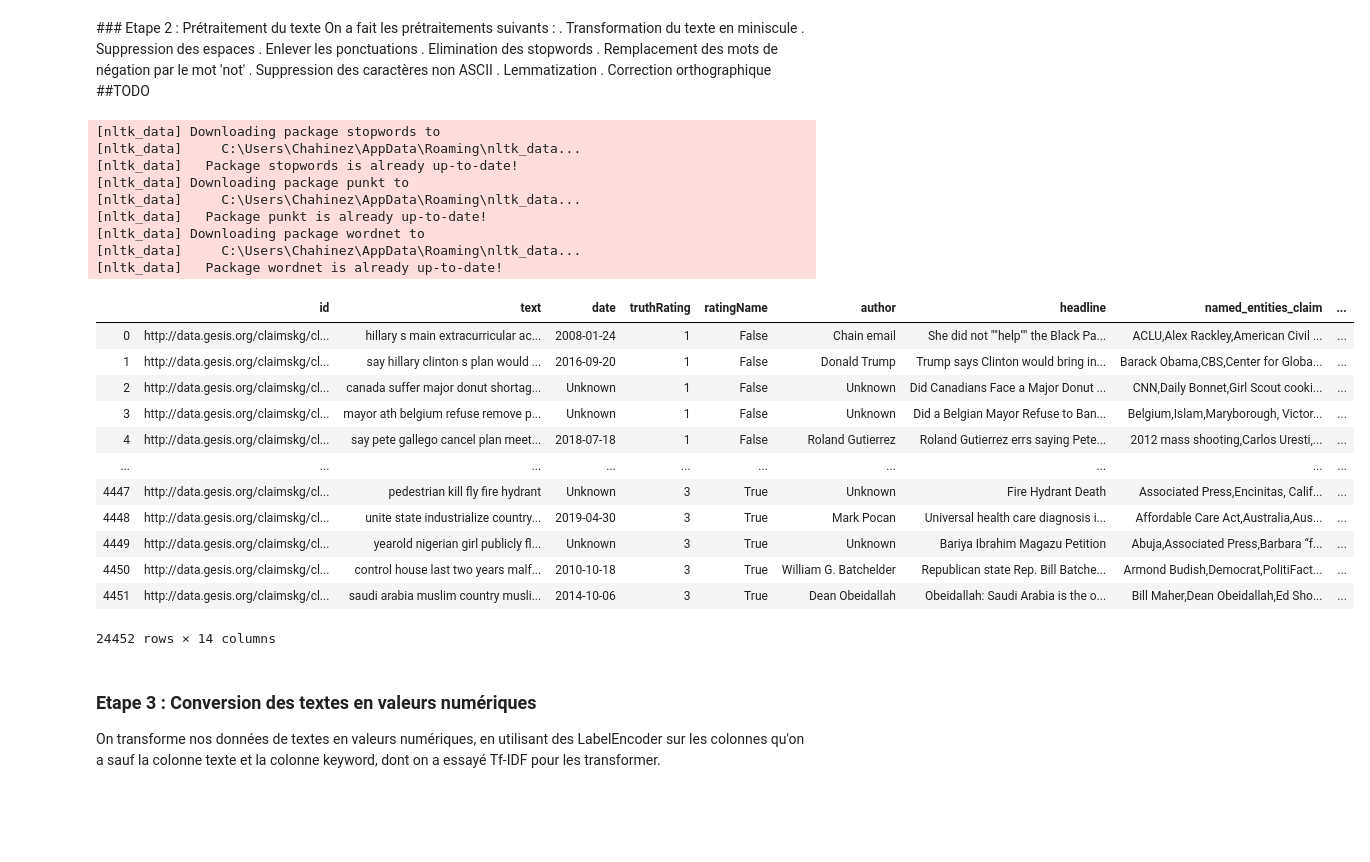
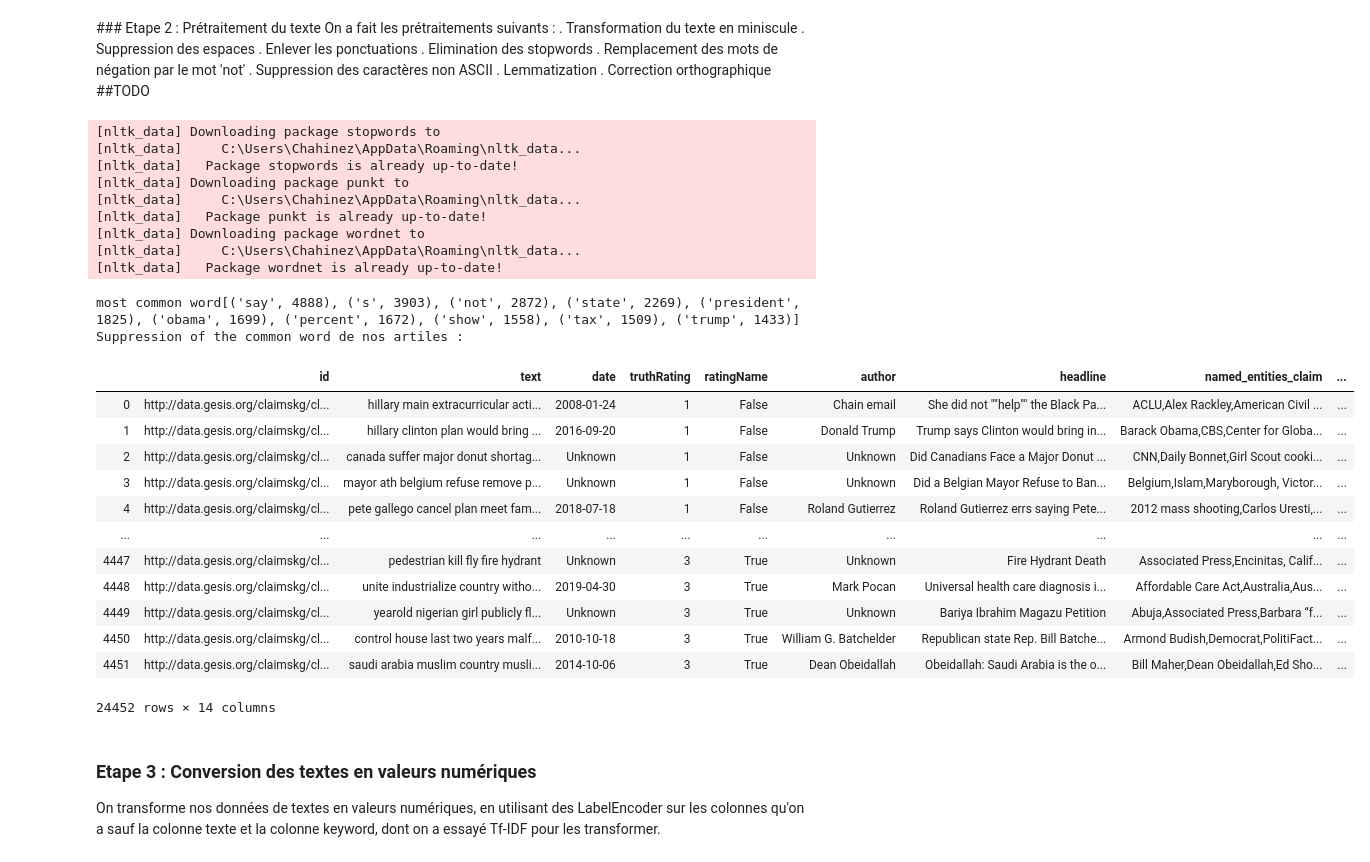
Before and after one commit to AmineOzil/FactChecking, a Jupyter notebook: amine.ipynb, the cells around one changed output. Saved outputs shown, nothing was run; the diff lists cells and outputs as text; code cells hidden in the pictures; blank space fills up the shorter version.

Commit message:
suppression des common word

```diff
--- a/amine.ipynb
+++ b/amine.ipynb
@@ -66,6 +66,8 @@ from nltk.corpus import stopwords
 import unicodedata
 nltk.download('wordnet')
 from nltk.stem import WordNetLemmatizer
+from nltk.stem import PorterStemmer
+from nltk.tokenize import word_tokenize
 
 
 #La j'ai mis que la colonne text en lower mais je crois qu'on devra tous les mettre par la suite
@@ -131,45 +133,67 @@ df['text']=text_without_ascii
 lemmatizer = WordNetLemmatizer()
 text_lemmatizer=[] # pour y mettre notre résultat
 a= df['text'] #Extraire toutes les entrées de la colonne text deja traiter pour faire la suite
 tk=TweetTokenizer()
 for ligne in a.iteritems(): #On parcourt toutes les lignes
     wordList = re.sub("[^\w]", " ",  ligne[1]).split() # on parcourt tout les mot de la ligne
     newList=[]
     for word in wordList:
         if not(word.isdigit()): # si c'est  mot et non un nombre
             newList.append(lemmatizer.lemmatize(word, pos = 'v')) #lemmatisation
     splitor=" " #séparateur de mots
     concatinated = splitor.join(newList)
     text_lemmatizer.append(concatinated)
 
 df['text']=text_lemmatizer
 df
 
+#Correction orthographique:
+#from textblob import TextBlob ceci ne marche pas encore une installation est requise
+#df['text'][:5].apply(lambda x: str(TextBlob(x).correct()))
+
+#suppression des common word:
+from collections import Counter
+word_counter  = Counter()
+for sentence in df["text"].values:
+    for word in sentence.split():
+        word_counter[word] += 1
+most = word_counter.most_common(10)
+print("most common word"+str(most))
+print("Suppression of the common word de nos artiles : ")
+most_word = set([w for (w, wc) in most])
+def delmost_word(sentence):
+    return " ".join([word for word in str(sentence).split() if word not in most_word])
+df["text"] = df["text"].apply(delmost_word)
+df["text"].head()
+
+df
 
 #Fin des prétraitement.
 # %% [output]
 [nltk_data] Downloading package stopwords to
 [nltk_data]     C:\Users\Chahinez\AppData\Roaming\nltk_data...
 [nltk_data]   Package stopwords is already up-to-date!
 [nltk_data] Downloading package punkt to
 [nltk_data]     C:\Users\Chahinez\AppData\Roaming\nltk_data...
 [nltk_data]   Package punkt is already up-to-date!
 [nltk_data] Downloading package wordnet to
 [nltk_data]     C:\Users\Chahinez\AppData\Roaming\nltk_data...
 [nltk_data]   Package wordnet is already up-to-date!
+most common word[('say', 4888), ('s', 3903), ('not', 2872), ('state', 2269), ('president', 1825), ('obama', 1699), ('percent', 1672), ('show', 1558), ('tax', 1509), ('trump', 1433)]
+Suppression of the common word de nos artiles :
 |  | id | text | date | truthRating | ratingName | author | headline | named_entities_claim | ... |
-| 0 | http://data.gesis.org/claimskg/cl... | hillary s main extracurricular ac... | 2008-01-24 | 1 | False | Chain email | She did not ""help"" the Black Pa... | ACLU,Alex Rackley,American Civil ... | ... |
-| 1 | http://data.gesis.org/claimskg/cl... | say hillary clinton s plan would ... | 2016-09-20 | 1 | False | Donald Trump | Trump says Clinton would bring in... | Barack Obama,CBS,Center for Globa... | ... |
+| 0 | http://data.gesis.org/claimskg/cl... | hillary main extracurricular acti... | 2008-01-24 | 1 | False | Chain email | She did not ""help"" the Black Pa... | ACLU,Alex Rackley,American Civil ... | ... |
+| 1 | http://data.gesis.org/claimskg/cl... | hillary clinton plan would bring ... | 2016-09-20 | 1 | False | Donald Trump | Trump says Clinton would bring in... | Barack Obama,CBS,Center for Globa... | ... |
 | 2 | http://data.gesis.org/claimskg/cl... | canada suffer major donut shortag... | Unknown | 1 | False | Unknown | Did Canadians Face a Major Donut ... | CNN,Daily Bonnet,Girl Scout cooki... | ... |
 | 3 | http://data.gesis.org/claimskg/cl... | mayor ath belgium refuse remove p... | Unknown | 1 | False | Unknown | Did a Belgian Mayor Refuse to Ban... | Belgium,Islam,Maryborough, Victor... | ... |
-| 4 | http://data.gesis.org/claimskg/cl... | say pete gallego cancel plan meet... | 2018-07-18 | 1 | False | Roland Gutierrez | Roland Gutierrez errs saying Pete... | 2012 mass shooting,Carlos Uresti,... | ... |
+| 4 | http://data.gesis.org/claimskg/cl... | pete gallego cancel plan meet fam... | 2018-07-18 | 1 | False | Roland Gutierrez | Roland Gutierrez errs saying Pete... | 2012 mass shooting,Carlos Uresti,... | ... |
 | ... | ... | ... | ... | ... | ... | ... | ... | ... | ... |
 | 4447 | http://data.gesis.org/claimskg/cl... | pedestrian kill fly fire hydrant | Unknown | 3 | True | Unknown | Fire Hydrant Death | Associated Press,Encinitas, Calif... | ... |
-| 4448 | http://data.gesis.org/claimskg/cl... | unite state industrialize country... | 2019-04-30 | 3 | True | Mark Pocan | Universal health care diagnosis i... | Affordable Care Act,Australia,Aus... | ... |
+| 4448 | http://data.gesis.org/claimskg/cl... | unite industrialize country witho... | 2019-04-30 | 3 | True | Mark Pocan | Universal health care diagnosis i... | Affordable Care Act,Australia,Aus... | ... |
 | 4449 | http://data.gesis.org/claimskg/cl... | yearold nigerian girl publicly fl... | Unknown | 3 | True | Unknown | Bariya Ibrahim Magazu Petition | Abuja,Associated Press,Barbara “f... | ... |
 | 4450 | http://data.gesis.org/claimskg/cl... | control house last two years malf... | 2010-10-18 | 3 | True | William G. Batchelder | Republican state Rep. Bill Batche... | Armond Budish,Democrat,PolitiFact... | ... |
 | 4451 | http://data.gesis.org/claimskg/cl... | saudi arabia muslim country musli... | 2014-10-06 | 3 | True | Dean Obeidallah | Obeidallah: Saudi Arabia is the o... | Bill Maher,Dean Obeidallah,Ed Sho... | ... |
-24452 rows × 14 columns
+24452 rows × 14 columns
 # %% [markdown]
 ### Etape 3 : Conversion des textes en valeurs numériques
  On transforme nos données de textes en valeurs numériques, en utilisant des LabelEncoder sur les colonnes qu'on a  sauf la colonne texte et la colonne keyword, dont on a essayé Tf-IDF pour les transformer.
```
Also changed, not shown: parts of 3 cells of this notebook.
